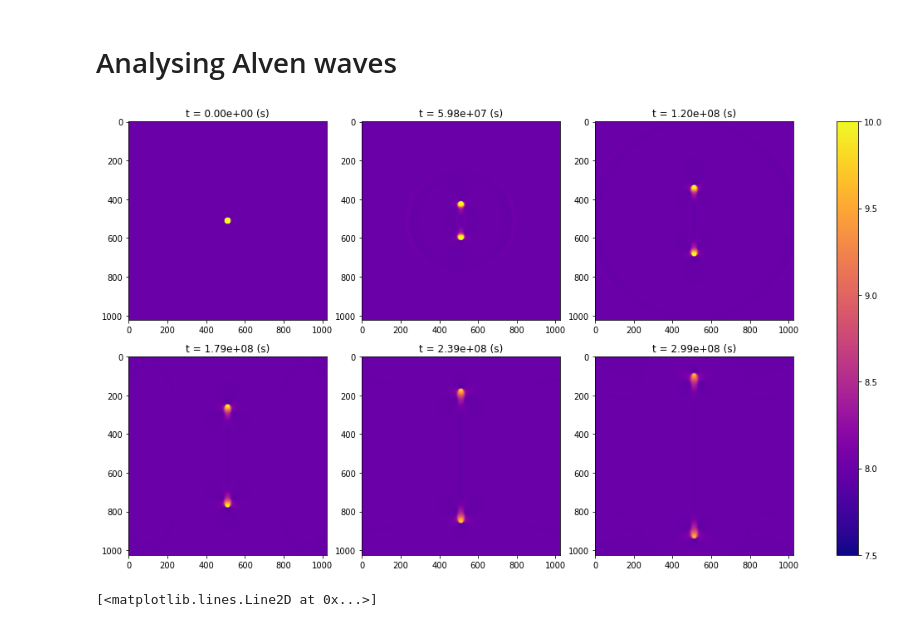
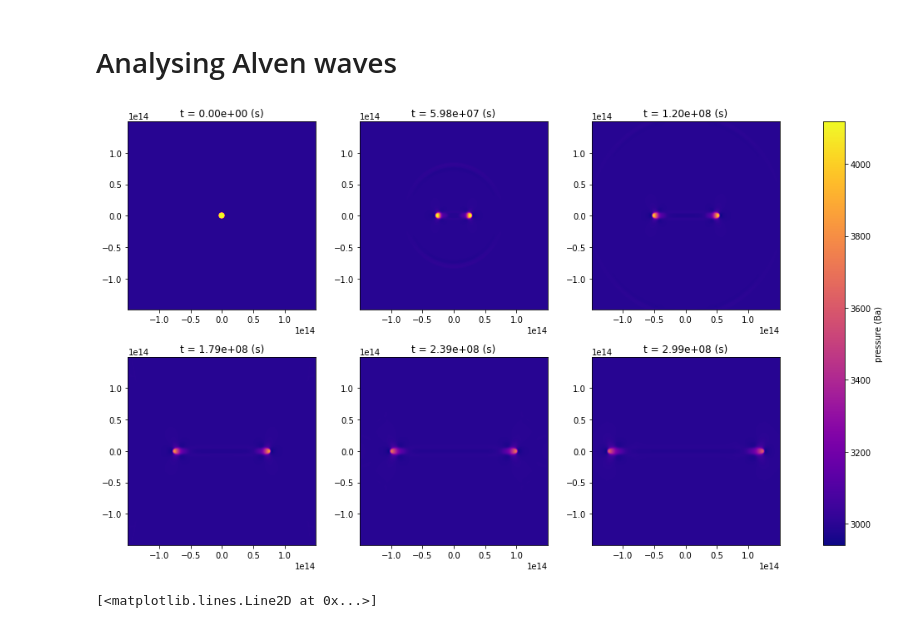
Before and after one commit to MichaelMaex/eindproject-2, a Jupyter notebook: notebooks/Blastwave_magnetic.ipynb, the cells around one changed output. Saved outputs shown, nothing was run; the diff lists cells and outputs as text; code cells hidden in the pictures.

Commit message:
reworked all but one figure

```diff
--- a/notebooks/Blastwave_magnetic.ipynb
+++ b/notebooks/Blastwave_magnetic.ipynb
@@ -9,11 +9,14 @@ sp.init_printing()
 import pandas as pd
 import pyPLUTO as pp
 from matplotlib import colors, cm
+import bachelorproject as bp
 
 L0 = 14959789200000.0 # 1 code unit of length in centimeter
 v0 = 1e5 # 1 code unit of velocity in cm/s
 t0 = L0/v0 # 1 code unit of time in seconds
 rho0 = 1
+
+units = bp.units()
 # %% [markdown]
 # Comparing magnetic field strengths
 # %%
@@ -27,14 +30,15 @@ im = [0]*6
 vmin = min(image.prs.min() for image in images)
 vmax = max(image.prs.max() for image in images)
 norm = colors.Normalize(vmin=vmin, vmax=vmax)
+norm_true = colors.Normalize(vmin=vmin*units.UNIT_PRESSURE, vmax=vmax*units.UNIT_PRESSURE)
 
 for i in range(6):
     axis = ax[i//3][i%3]
     beta = betas[i]
     frame = images[i]
-    im[i] = axis.imshow(frame.prs, norm=norm, cmap=cm.plasma)
+    im[i] = bp.plot(axis, frame.prs, frame, norm=norm)
     axis.set_title("beta = {}".format(beta))
 fig.tight_layout()
-fig.colorbar(im[0], ax  = ax)
+fig.colorbar(cm.ScalarMappable(norm=norm_true, cmap=cm.plasma), ax  = ax, label = "pressure (Ba)")
 fig.savefig("../report/figures/influence_beta.pdf")
 # %% [output]
@@ -80,28 +84,33 @@ for j in range(101):
 # %% [markdown]
 # Analysing Alven waves
 # %%
+# Time evolution figure
+
 j = 200
 T = list(map(lambda t: int(j*t/5), range(6)))
 fig, ax, = plt.subplots(2,3, figsize = (15,8))
 
 images = [pp.pload(t, "../pluto-definitions/blastwave_MHD/beta0.1-low/") for t in T]
 im = [0]*6
 
 vmin = min(image.prs.min() for image in images)
-vmax = max(image.prs.max() for image in images)
-norm = colors.Normalize(vmin=7.5, vmax=10)
+# vmax = max(image.prs.max() for image in images)
+vmax = 11
+norm = colors.Normalize(vmin=vmin, vmax=vmax)
+norm_true = colors.Normalize(vmin=vmin*units.UNIT_PRESSURE, vmax=vmax*units.UNIT_PRESSURE)
 
 for i in range(6):
     axis = ax[i//3][i%3]
     t = T[i]
     frame = images[i]
-    im[i] = axis.imshow(frame.prs, norm=norm, cmap=cm.plasma)
+    im[i] = bp.plot(axis, frame.prs, frame, norm=norm)
+    # im[i] = axis.imshow(frame.prs, norm=norm, cmap=cm.plasma)
     axis.set_title("t = {:.2e} (s)".format(frame.SimTime*t0))
 fig.tight_layout()
-fig.colorbar(im[0], ax  = ax)
-fig.savefig("../report/figures/alven_wave.pdf")
+fig.colorbar(cm.ScalarMappable(norm=norm_true, cmap=cm.plasma), ax  = ax, label = "pressure (Ba)")
+fig.savefig("../report/figures/slow_wave.pdf")
 # %% [output]
-[figure, old version]
+[figure, new version]
 # %%
 i = 35
 frame = pp.pload(i, "../pluto-definitions/blastwave-lowpress/beta10/")
```
Also changed, not shown: parts of 3 cells of this notebook, 8 other files.
